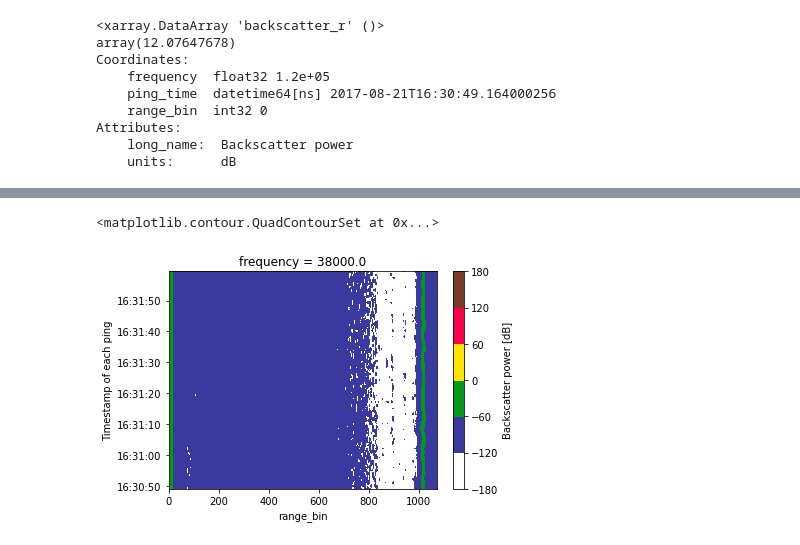
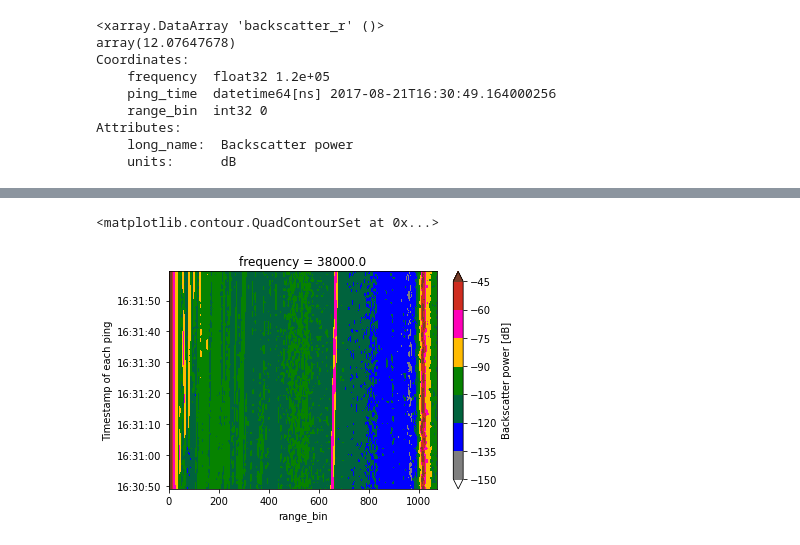
Before and after one commit to iambaim/crimac-hackathon, a Jupyter notebook: nctomap.ipynb, the cells around one changed output, grey strips where cells are left out. Drawn from its saved outputs; the diff is of its cells as text; code cells hidden in the pictures.

```diff
--- a/nctomap.ipynb
+++ b/nctomap.ipynb
@@ -193,7 +193,7 @@ simrad_cmap = (LinearSegmentedColormap.from_list
 simrad_cmap.set_bad(color='grey')
 # %%
 # Plot it using simple contour
-da_sub.plot.contourf(cmap=simrad_cmap)
+da_sub.plot.contourf(robust = True, cmap=simrad_cmap)
 # %% [output]
 <matplotlib.contour.QuadContourSet at 0x...>
-[figure, old version]
+[figure, new version]
```
